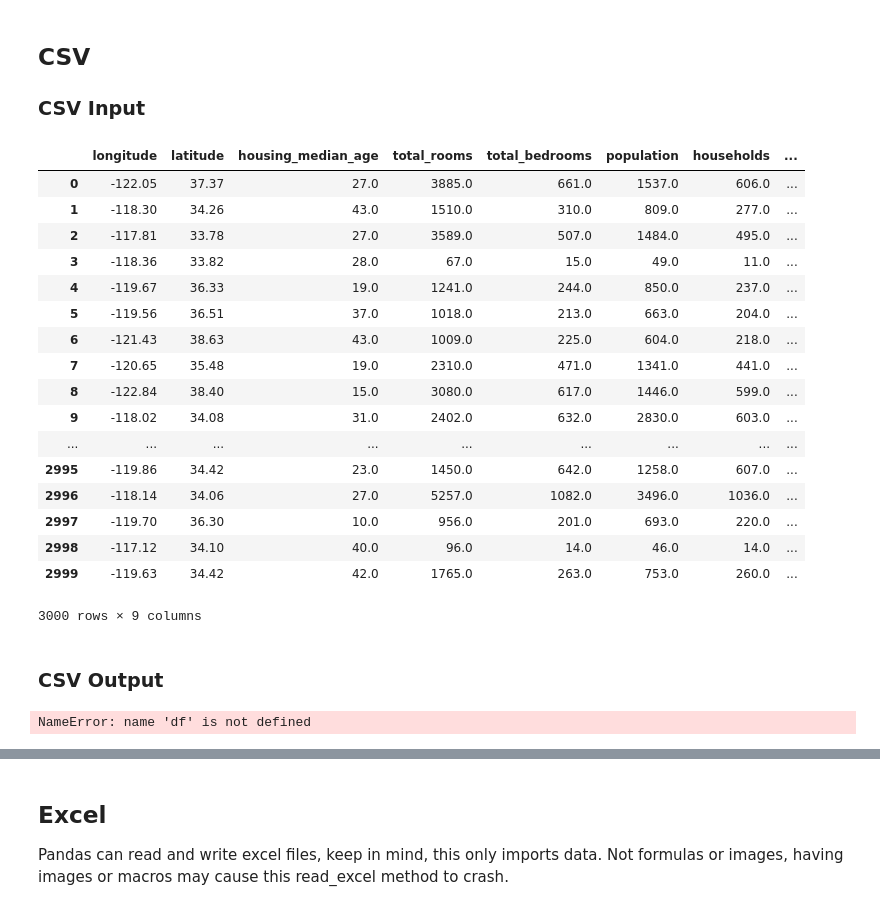
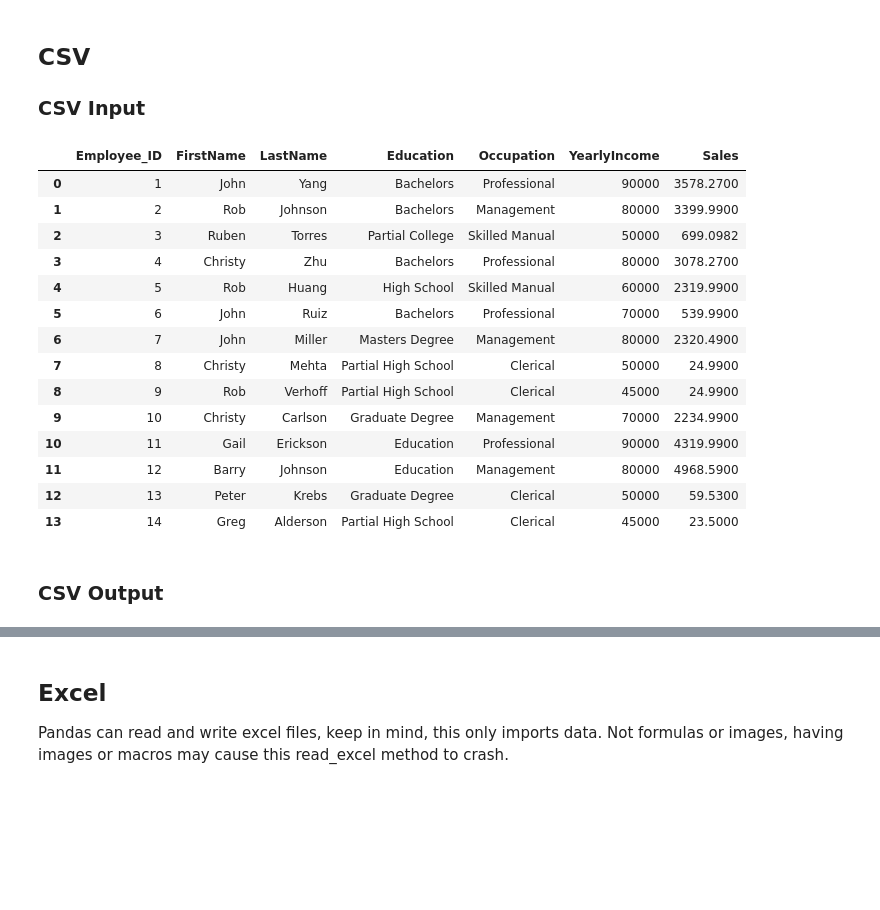
Before and after one commit to sabdar18/Python-Scala-Spark-Training, a Jupyter notebook: Exercises/11-Pandas/13-I. Data Input and Output.ipynb, the cells around one changed output, grey strips where cells are left out. Saved outputs shown, nothing was run; the diff lists cells and outputs as text; code cells hidden in the pictures; blank space fills up the shorter version.

```diff
--- a/Exercises/11-Pandas/13-I. Data Input and Output.ipynb
+++ b/Exercises/11-Pandas/13-I. Data Input and Output.ipynb
@@ -8,24 +8,21 @@ import pandas as pd
 
 ### CSV Input
 # %%
-df = pd.read_csv('sample_data/california_housing_test.csv')
+df = pd.read_csv('../../WorkingD/empdata.csv')
 df
 # %% [output]
-|  | longitude | latitude | housing_median_age | total_rooms | total_bedrooms | population | households | ... |
-| 0 | -122.05 | 37.37 | 27.0 | 3885.0 | 661.0 | 1537.0 | 606.0 | ... |
-| 1 | -118.30 | 34.26 | 43.0 | 1510.0 | 310.0 | 809.0 | 277.0 | ... |
-| 2 | -117.81 | 33.78 | 27.0 | 3589.0 | 507.0 | 1484.0 | 495.0 | ... |
-| 3 | -118.36 | 33.82 | 28.0 | 67.0 | 15.0 | 49.0 | 11.0 | ... |
-| 4 | -119.67 | 36.33 | 19.0 | 1241.0 | 244.0 | 850.0 | 237.0 | ... |
-| 5 | -119.56 | 36.51 | 37.0 | 1018.0 | 213.0 | 663.0 | 204.0 | ... |
-| 6 | -121.43 | 38.63 | 43.0 | 1009.0 | 225.0 | 604.0 | 218.0 | ... |
-| 7 | -120.65 | 35.48 | 19.0 | 2310.0 | 471.0 | 1341.0 | 441.0 | ... |
-| 8 | -122.84 | 38.40 | 15.0 | 3080.0 | 617.0 | 1446.0 | 599.0 | ... |
-| 9 | -118.02 | 34.08 | 31.0 | 2402.0 | 632.0 | 2830.0 | 603.0 | ... |
-| ... | ... | ... | ... | ... | ... | ... | ... | ... |
-| 2995 | -119.86 | 34.42 | 23.0 | 1450.0 | 642.0 | 1258.0 | 607.0 | ... |
-| 2996 | -118.14 | 34.06 | 27.0 | 5257.0 | 1082.0 | 3496.0 | 1036.0 | ... |
-| 2997 | -119.70 | 36.30 | 10.0 | 956.0 | 201.0 | 693.0 | 220.0 | ... |
-| 2998 | -117.12 | 34.10 | 40.0 | 96.0 | 14.0 | 46.0 | 14.0 | ... |
-| 2999 | -119.63 | 34.42 | 42.0 | 1765.0 | 263.0 | 753.0 | 260.0 | ... |
+|  | Employee_ID | FirstName | LastName | Education | Occupation | YearlyIncome | Sales |
+| 0 | 1 | John | Yang | Bachelors | Professional | 90000 | 3578.2700 |
+| 1 | 2 | Rob | Johnson | Bachelors | Management | 80000 | 3399.9900 |
+| 2 | 3 | Ruben | Torres | Partial College | Skilled Manual | 50000 | 699.0982 |
+| 3 | 4 | Christy | Zhu | Bachelors | Professional | 80000 | 3078.2700 |
+| 4 | 5 | Rob | Huang | High School | Skilled Manual | 60000 | 2319.9900 |
+| 5 | 6 | John | Ruiz | Bachelors | Professional | 70000 | 539.9900 |
+| 6 | 7 | John | Miller | Masters Degree | Management | 80000 | 2320.4900 |
+| 7 | 8 | Christy | Mehta | Partial High School | Clerical | 50000 | 24.9900 |
+| 8 | 9 | Rob | Verhoff | Partial High School | Clerical | 45000 | 24.9900 |
+| 9 | 10 | Christy | Carlson | Graduate Degree | Management | 70000 | 2234.9900 |
+| 10 | 11 | Gail | Erickson | Education | Professional | 90000 | 4319.9900 |
+| 11 | 12 | Barry | Johnson | Education | Management | 80000 | 4968.5900 |
+| 12 | 13 | Peter | Krebs | Graduate Degree | Clerical | 50000 | 59.5300 |
+| 13 | 14 | Greg | Alderson | Partial High School | Clerical | 45000 | 23.5000 |
-3000 rows × 9 columns
@@ -33,6 +32,4 @@ df
 ### CSV Output
 # %%
 df.to_csv('example.csv',index=False)
-# %% [output]
-NameError: name 'df' is not defined
 # %%
```
Also changed, not shown: parts of 9 cells of this notebook, 17 other files.
